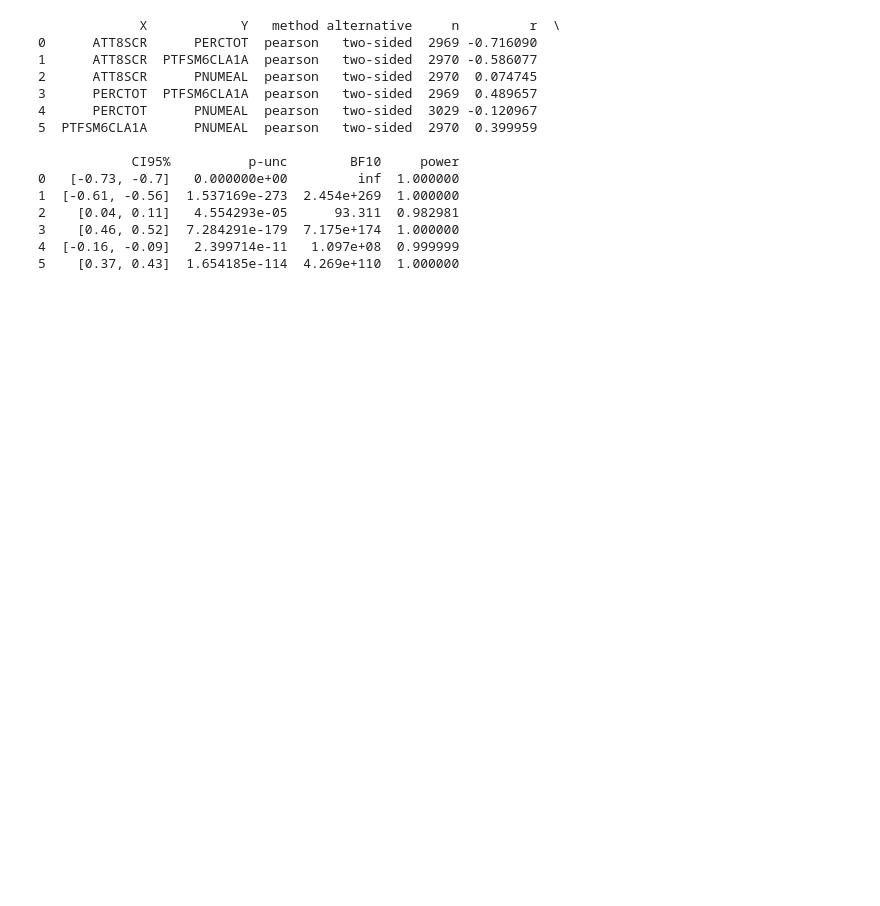
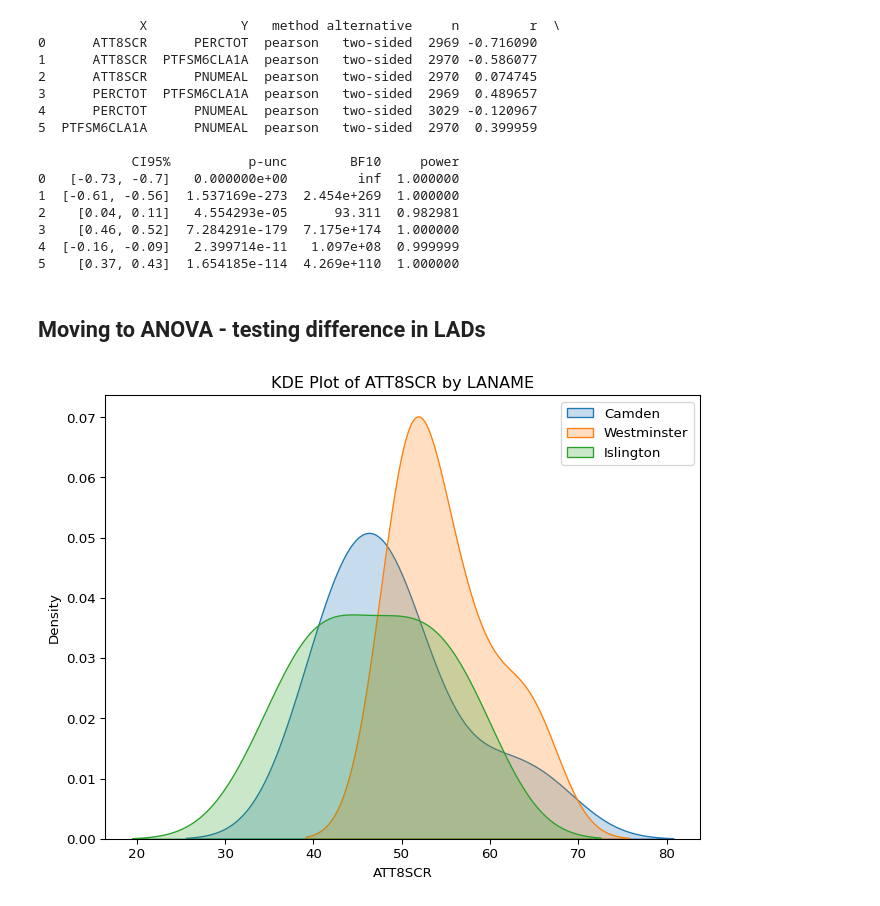
Before and after one commit to huanfachen/QM, a Jupyter notebook: sessions/week5_practical.ipynb, the cells around one changed output. Saved outputs shown, nothing was run; the diff lists cells and outputs as text; code cells hidden in the pictures; blank space fills up the shorter version.

```diff
--- a/sessions/week5_practical.ipynb
+++ b/sessions/week5_practical.ipynb
@@ -365,3 +377,21 @@ print(corr_results)
 3    [0.46, 0.52]  7.284291e-179  7.175e+174  1.000000
 4  [-0.16, -0.09]   2.399714e-11   1.097e+08  0.999999
 5    [0.37, 0.43]  1.654185e-114  4.269e+110  1.000000
+# %% [markdown]
+## Moving to ANOVA - testing difference in LADs
+# %%
+# Filter dataframe
+df_filtered = df_school_reduced[df_school_reduced['LANAME'].isin(['Camden', 'Westminster', 'Islington'])]
+
+# KDE plot for each group
+plt.figure(figsize=(8, 6))
+sns.kdeplot(data=df_filtered[df_filtered['LANAME'] == 'Camden']['ATT8SCR'], label='Camden', fill=True)
+sns.kdeplot(data=df_filtered[df_filtered['LANAME'] == 'Westminster']['ATT8SCR'], label='Westminster', fill=True)
+sns.kdeplot(data=df_filtered[df_filtered['LANAME'] == 'Islington']['ATT8SCR'], label='Islington', fill=True)
+plt.title('KDE Plot of ATT8SCR by LANAME')
+plt.xlabel('ATT8SCR')
+plt.ylabel('Density')
+plt.legend()
+plt.show()
+# %% [output]
+[figure, added]
```
Also changed, not shown: parts of 10 cells of this notebook, 34 other files.
